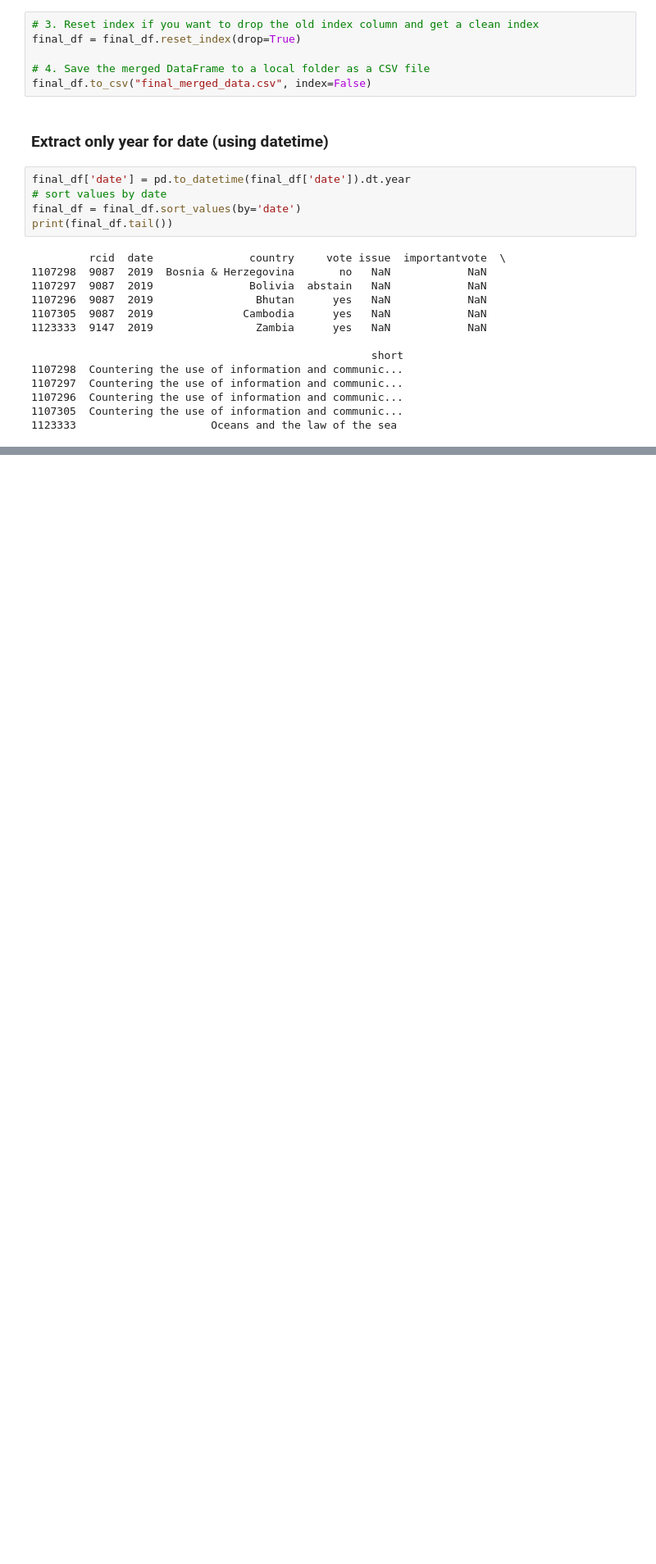
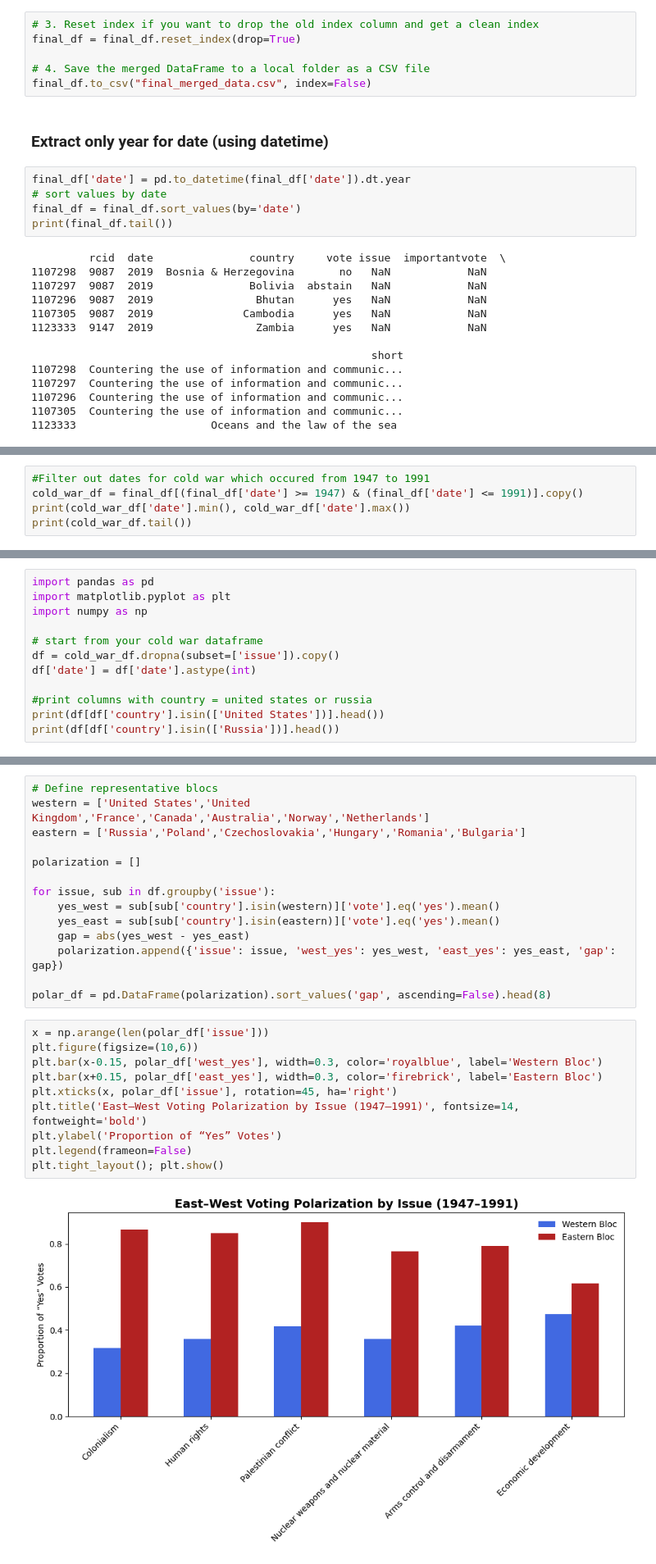
Before and after one commit to yijiesoo/leigaga, a Jupyter notebook: src/project.ipynb, the cells around one changed output, grey strips where cells are left out. Shown at 82% size. Saved outputs shown, nothing was run; the diff lists cells and outputs as text; blank space fills up the shorter version.

```diff
--- a/src/project.ipynb
+++ b/src/project.ipynb
@@ -625,0 +194,5 @@ fig.show()
+# %%
+#Filter out dates for cold war which occured from 1947 to 1991
+cold_war_df = final_df[(final_df['date'] >= 1947) & (final_df['date'] <= 1991)].copy()
+print(cold_war_df['date'].min(), cold_war_df['date'].max())
+print(cold_war_df.tail())
@@ -625,0 +220,12 @@ fig.show()
+# %%
+import pandas as pd
+import matplotlib.pyplot as plt
+import numpy as np
+
+# start from your cold war dataframe
+df = cold_war_df.dropna(subset=['issue']).copy()
+df['date'] = df['date'].astype(int)
+
+#print columns with country = united states or russia
+print(df[df['country'].isin(['United States'])].head())
+print(df[df['country'].isin(['Russia'])].head())
@@ -625,0 +326,26 @@ fig.show()
+# %%
+# Define representative blocs
+western = ['United States','United Kingdom','France','Canada','Australia','Norway','Netherlands']
+eastern = ['Russia','Poland','Czechoslovakia','Hungary','Romania','Bulgaria']
+
+polarization = []
+
+for issue, sub in df.groupby('issue'):
+    yes_west = sub[sub['country'].isin(western)]['vote'].eq('yes').mean()
+    yes_east = sub[sub['country'].isin(eastern)]['vote'].eq('yes').mean()
+    gap = abs(yes_west - yes_east)
+    polarization.append({'issue': issue, 'west_yes': yes_west, 'east_yes': yes_east, 'gap': gap})
+
+polar_df = pd.DataFrame(polarization).sort_values('gap', ascending=False).head(8)
+# %%
+x = np.arange(len(polar_df['issue']))
+plt.figure(figsize=(10,6))
+plt.bar(x-0.15, polar_df['west_yes'], width=0.3, color='royalblue', label='Western Bloc')
+plt.bar(x+0.15, polar_df['east_yes'], width=0.3, color='firebrick', label='Eastern Bloc')
+plt.xticks(x, polar_df['issue'], rotation=45, ha='right')
+plt.title('East–West Voting Polarization by Issue (1947–1991)', fontsize=14, fontweight='bold')
+plt.ylabel('Proportion of “Yes” Votes')
+plt.legend(frameon=False)
+plt.tight_layout(); plt.show()
+# %% [output]
+[figure, added]
```
Also changed, not shown: parts of 46 cells of this notebook.
